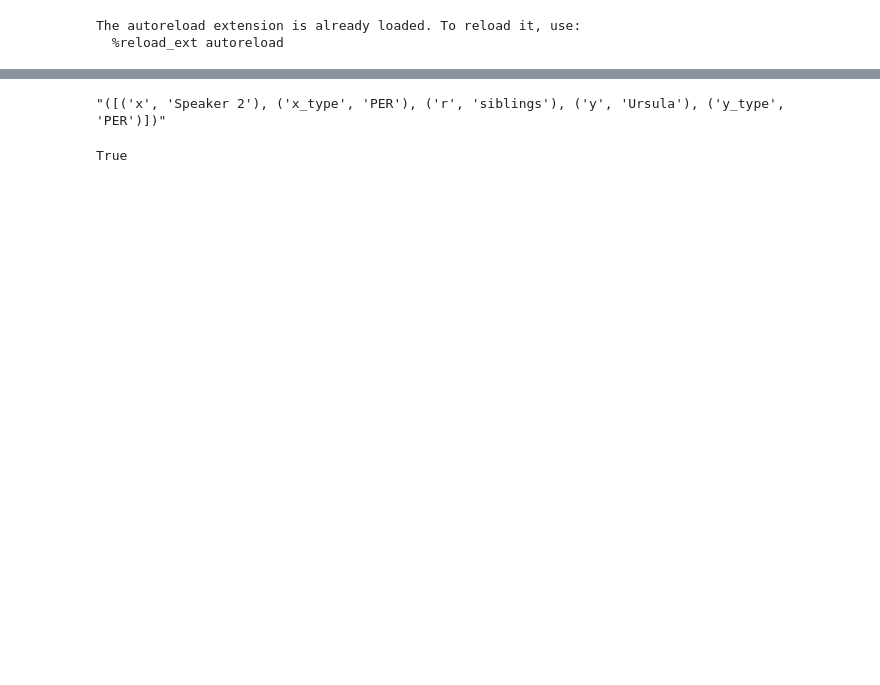
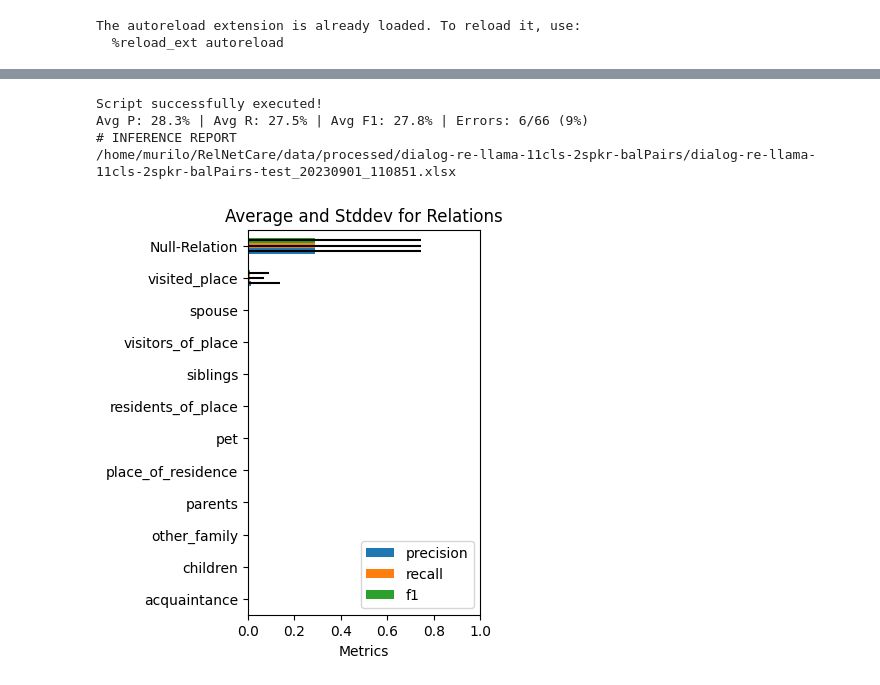
Before and after one commit to murilobellatini/RelNetCare, a Jupyter notebook: reports/04_model_evaluation/dialogre-evaluate-llama-relation-inferer.ipynb, the cells around one changed output, grey strips where cells are left out. Cells and saved outputs as stored; diff of their text form; code cells hidden in the pictures; blank space fills up the shorter version.

```diff
--- a/reports/04_model_evaluation/dialogre-evaluate-llama-relation-inferer.ipynb
+++ b/reports/04_model_evaluation/dialogre-evaluate-llama-relation-inferer.ipynb
@@ -334,8 +7,34 @@ plt.show()
-# %%
-group['true_labels'].iloc[0][0]
-# %% [output]
-"([('x', 'Speaker 2'), ('x_type', 'PER'), ('r', 'siblings'), ('y', 'Ursula'), ('y_type', 'PER')])"
-# %%
-'siblings' in str(group['true_labels'].iloc[0])
-# %% [output]
-True
+# %%
+from src.processing.relation_extraction_evaluator import RelationExtractorEvaluator, RelationGranularMetrics, config
+
+evaluator = RelationExtractorEvaluator()
+
+# Define path for the test dataset
+data_stem="dialog-re-llama-11cls-2spkr-balPairs"
+test_file_path = f"/home/murilo/RelNetCare/data/processed/{data_stem}/{data_stem}-test.json"
+
+# Evaluate performance
+df = evaluator.assess_performance_on_test_dataset(test_file_path, cap_size=None, return_details=True)
+# print(results['overall'])
+# %% [output]
+Script successfully executed!
+Avg P: 28.3% | Avg R: 27.5% | Avg F1: 27.8% | Errors: 6/66 (9%)
+# INFERENCE REPORT
+/home/murilo/RelNetCare/data/processed/dialog-re-llama-11cls-2spkr-balPairs/dialog-re-llama-11cls-2spkr-balPairs-test_20230901_110851.xlsx
+# %%
+
+# Define your ontology
+your_ontology = {
+    "Null-Relation", "other_family", "siblings",
+    "visited_place", "place_of_residence",
+    "spouse", "pet", "acquaintance", "children",
+    "visitors_of_place", "residents_of_place", "parents"
+    }
+
+# Usage
+my_metrics = RelationGranularMetrics(df, your_ontology)
+result = my_metrics.process()
+chart_df = my_metrics.to_dataframe()
+my_metrics.plot_metrics(chart_df)
+# %% [output]
+[figure, added]
```
Also changed, not shown: parts of 18 cells of this notebook, 4 other files.
